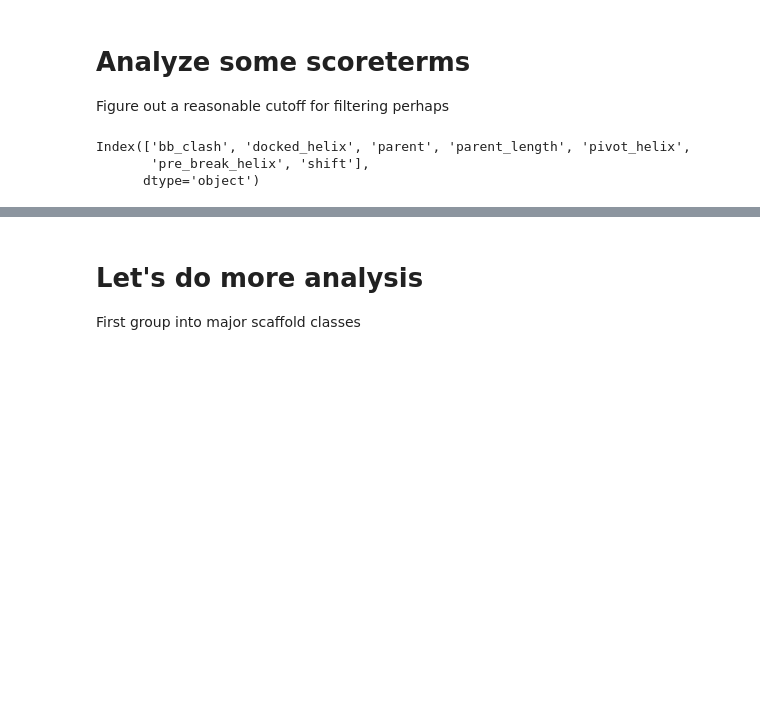
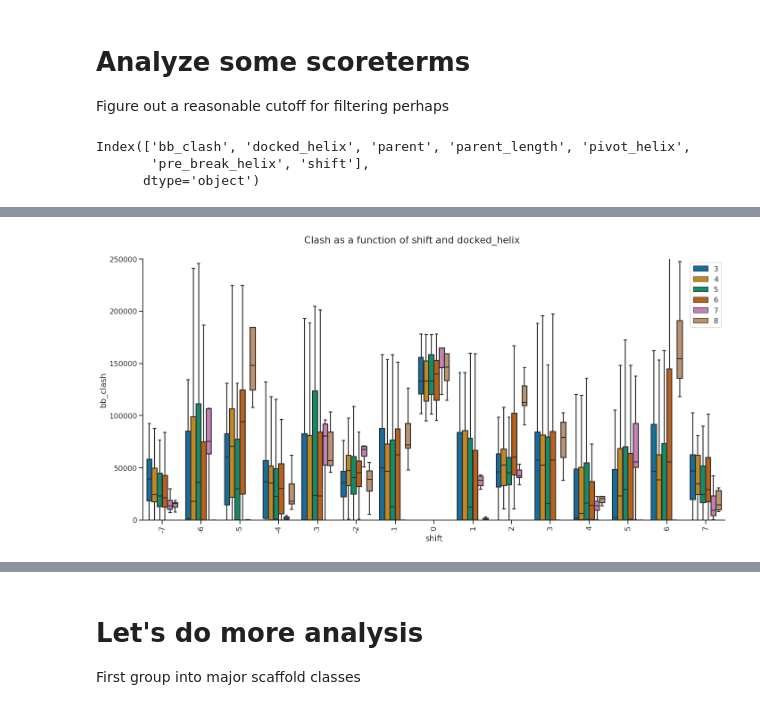
Before and after one commit to proleu/helix_binders, a Jupyter notebook: 01_make_states.ipynb, the cells around one changed output, grey strips where cells are left out. Saved outputs shown, nothing was run; the diff lists cells and outputs as text; code cells hidden in the pictures; blank space fills up the shorter version.

```diff
--- a/01_make_states.ipynb
+++ b/01_make_states.ipynb
@@ -479,3 +480,24 @@ set(scores_df.parent.values)
+# %%
+fig = plt.figure(figsize=(20, 10), tight_layout=True)
+docked_order = ["3", "4", "5", "6", "7", "8"]
+ax = sns.boxplot(
+    x="shift",
+    y="bb_clash",
+    data=scores_df,
+    order=order,
+    showfliers=False,
+    hue="docked_helix",
+    hue_order=docked_order,
+)
+ax.legend(loc="upper right")
+ax.set_ylim(0, 250000)
+sns.despine()
+plt.setp(ax.get_legend().get_title(), fontsize="24")
+plt.xticks(rotation=90)
+fig.suptitle("Clash as a function of shift and docked_helix")
+plt.savefig("figs/01_shift_vs_clash_groupby_docked.png")
+# %% [output]
+[figure, added]
 # %%
 sorted_parents = sorted(list(set(scores_df.parent.values)))
 thrs = [x for x in sorted_parents if "THR" in x]
```
Also changed, not shown: parts of 14 cells of this notebook, 1 other file.
